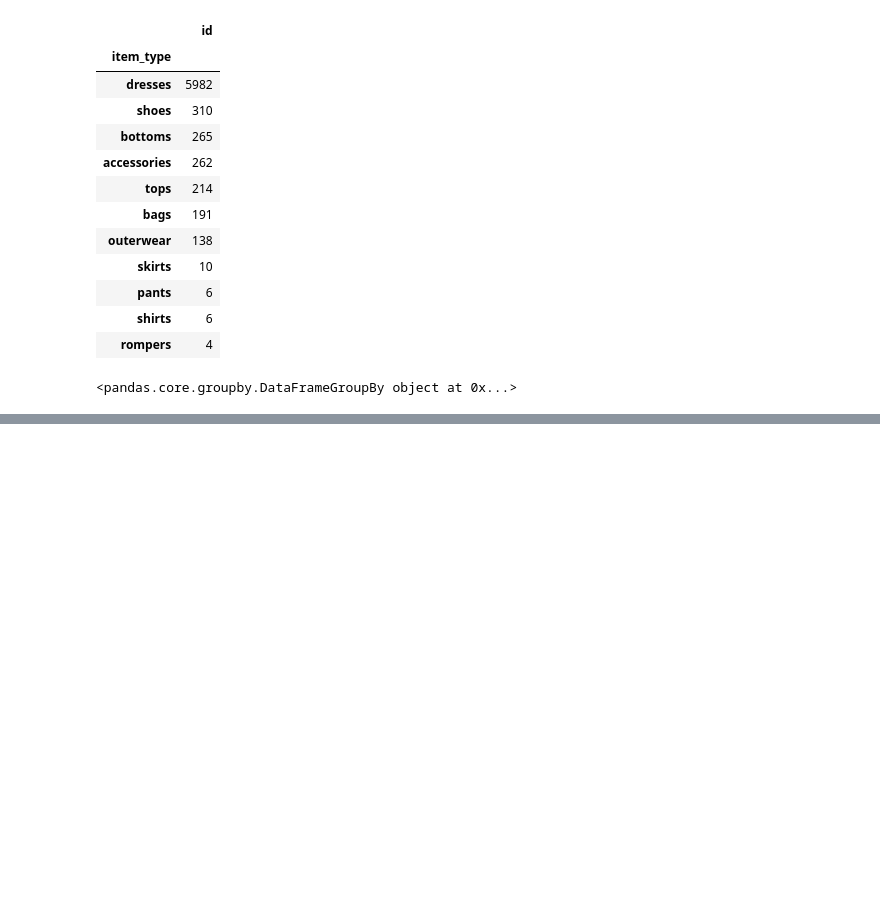
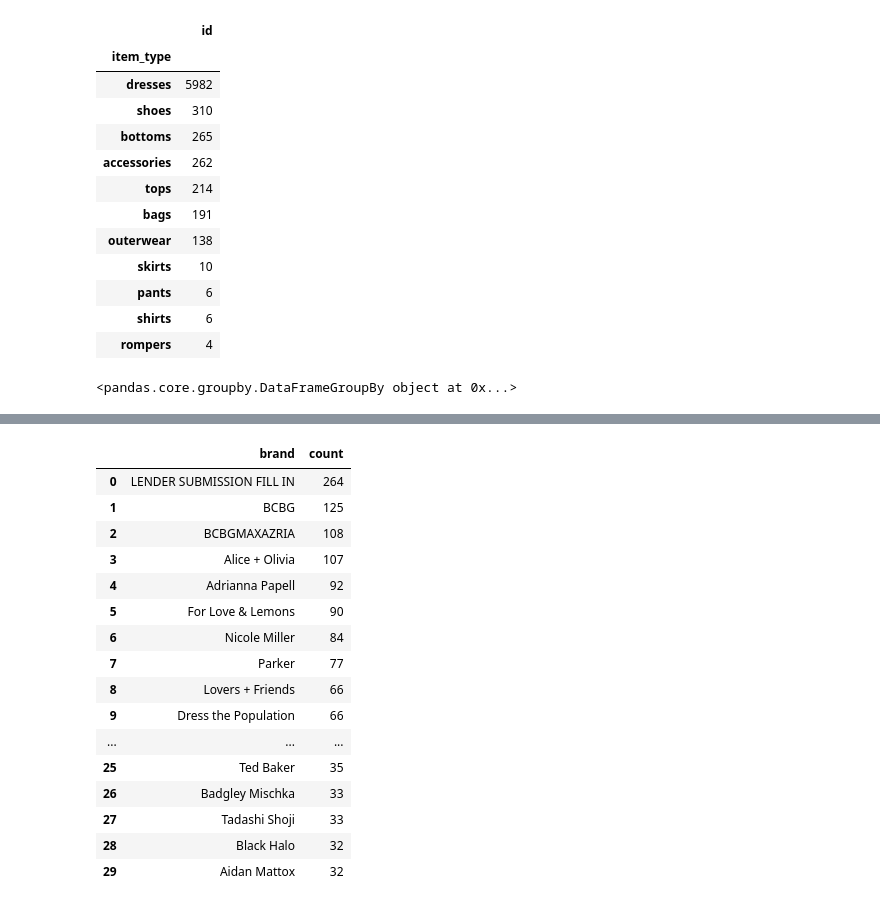
Before and after one commit to patrickspencer/regressthedress, a Jupyter notebook: testing/Notebook.ipynb, the cells around one changed output, grey strips where cells are left out. Saved outputs shown, nothing was run; the diff lists cells and outputs as text; code cells hidden in the pictures; blank space fills up the shorter version.

```diff
--- a/testing/Notebook.ipynb
+++ b/testing/Notebook.ipynb
@@ -174,0 +196,22 @@ df[['brand', 'item_type']].groupby(['brand', 'item_type'])
+# %%
+query = 'SELECT DISTINCT brand, COUNT(brand) FROM items GROUP BY brand ORDER BY count(brand) DESC LIMIT 30;'
+df = pd.read_sql_query(query, engine)
+df
+# %% [output]
+|  | brand | count |
+| 0 | LENDER SUBMISSION FILL IN | 264 |
+| 1 | BCBG | 125 |
+| 2 | BCBGMAXAZRIA | 108 |
+| 3 | Alice + Olivia | 107 |
+| 4 | Adrianna Papell | 92 |
+| 5 | For Love & Lemons | 90 |
+| 6 | Nicole Miller | 84 |
+| 7 | Parker | 77 |
+| 8 | Lovers + Friends | 66 |
+| 9 | Dress the Population | 66 |
+| ... | ... | ... |
+| 25 | Ted Baker | 35 |
+| 26 | Badgley Mischka | 33 |
+| 27 | Tadashi Shoji | 33 |
+| 28 | Black Halo | 32 |
+| 29 | Aidan Mattox | 32 |
```
Also changed, not shown: parts of 4 cells of this notebook.
